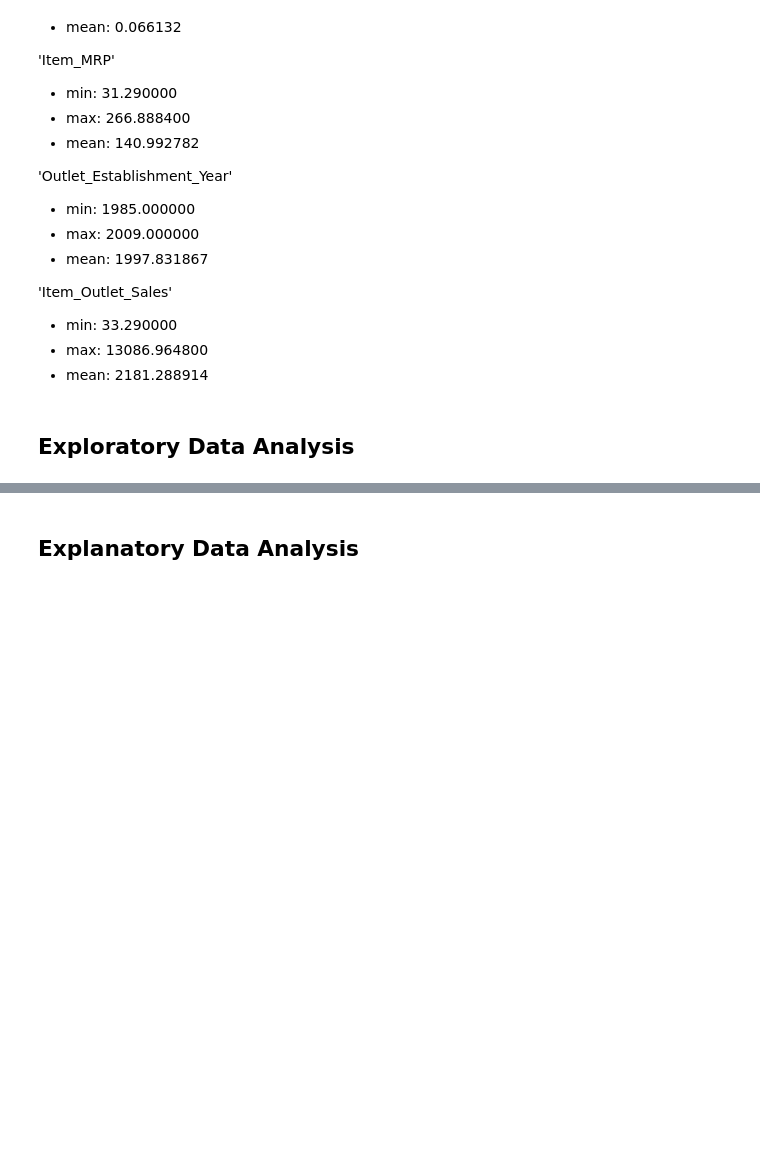
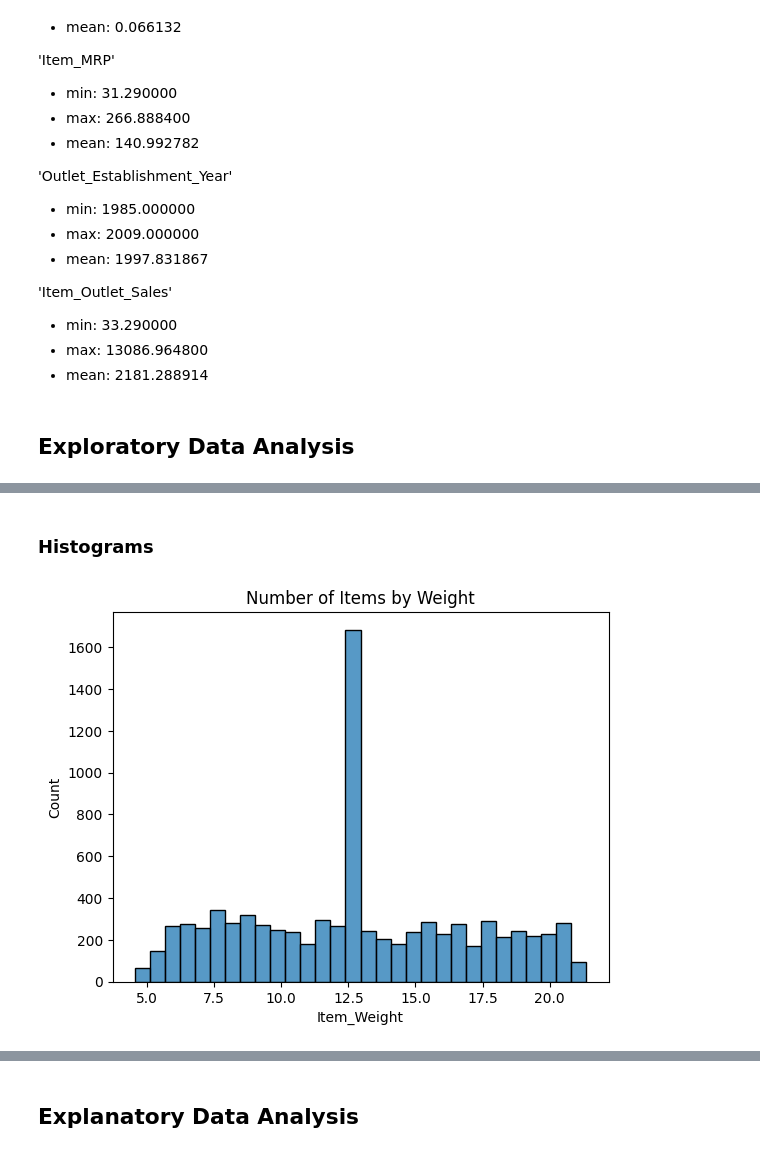
Before and after one commit to wrodemoyer/Prediction-of-Product-Sales, a Jupyter notebook: Prediction_of_Product_Sales.ipynb, the cells around one changed output, grey strips where cells are left out. Drawn from its saved outputs; the diff is of its cells as text; code cells hidden in the pictures; blank space fills up the shorter version.

```diff
--- a/Prediction_of_Product_Sales.ipynb
+++ b/Prediction_of_Product_Sales.ipynb
@@ -221,0 +248,9 @@ Min, Max, and Mean for each Numerical Column.
+# %% [markdown]
+### Histograms
+# %%
+ax = sns.histplot(data= df,
+                  x= 'Item_Weight',
+                  bins= 30)
+ax.set_title('Number of Items by Weight');
+# %% [output]
+[figure, added]
```
Also changed, not shown: parts of 12 cells of this notebook.
